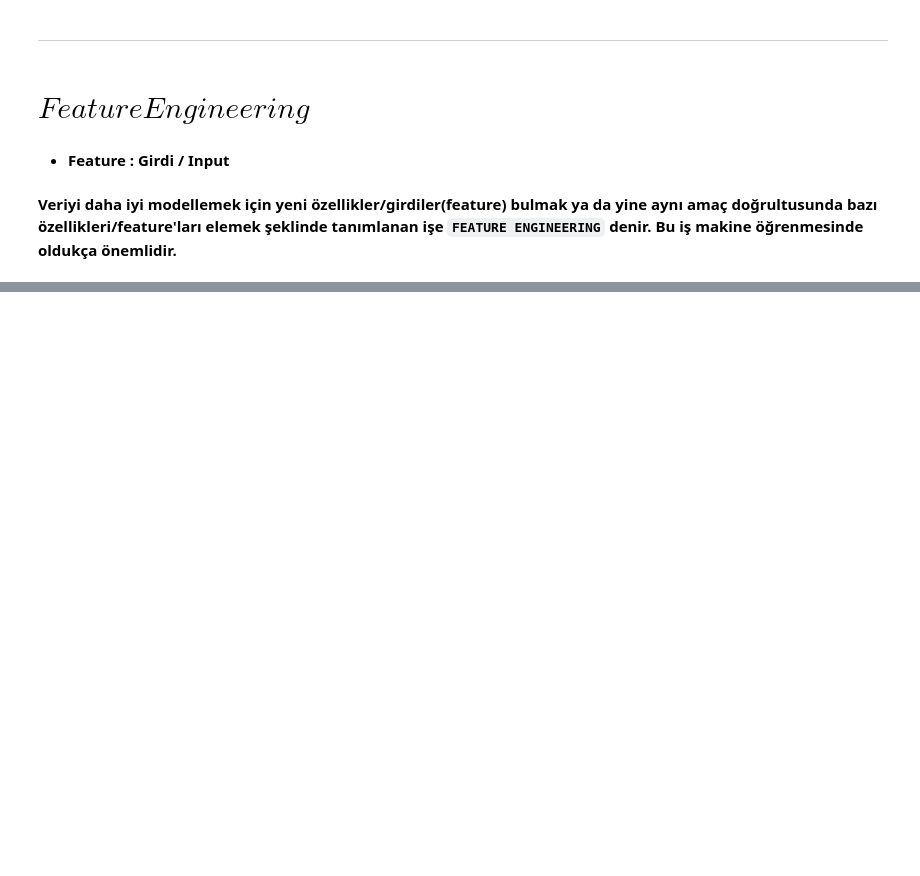
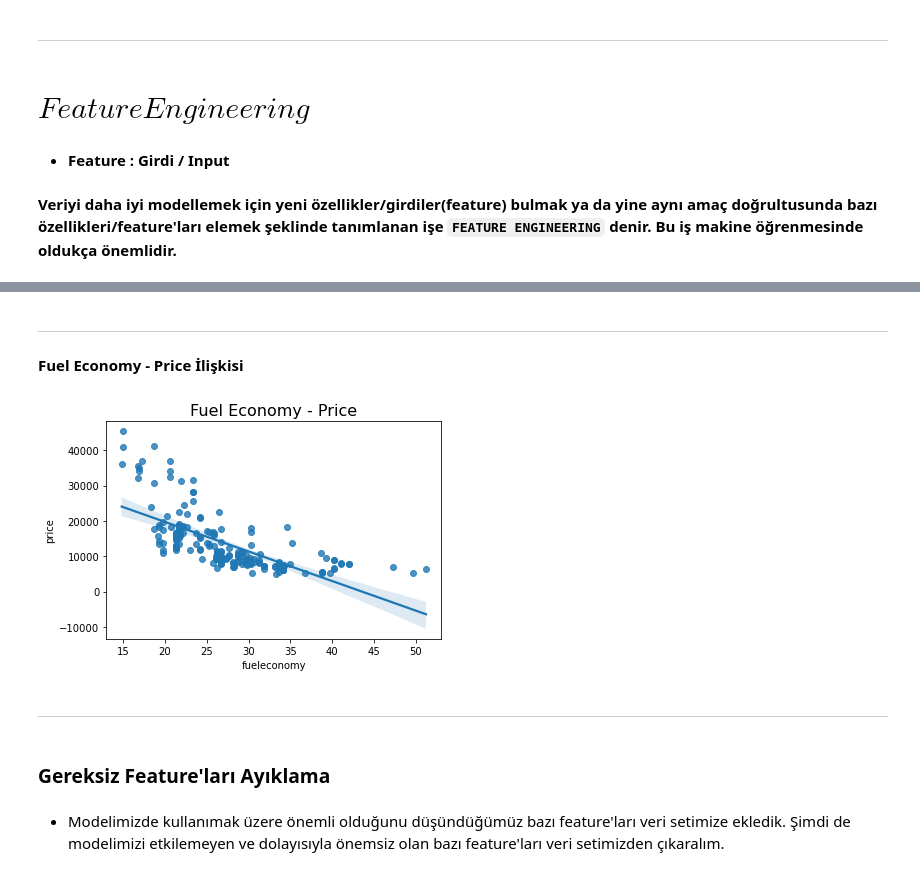
Before and after one commit to halimocakli/IntroductionToMachineLearning, a Jupyter notebook: Machine Learning - Musa Arda/7- Lineer Regresyon Projesi/LR_Proje_Araba_Fiyat_Tahmini.ipynb, the cells around one changed output, grey strips where cells are left out. Drawn from its saved outputs; the diff is of its cells as text; code cells hidden in the pictures; blank space fills up the shorter version.

```diff
--- a/Machine Learning - Musa Arda/7- Lineer Regresyon Projesi/LR_Proje_Araba_Fiyat_Tahmini.ipynb
+++ b/Machine Learning - Musa Arda/7- Lineer Regresyon Projesi/LR_Proje_Araba_Fiyat_Tahmini.ipynb
@@ -702,0 +795,2 @@ plt.show()
+# %%
+fueleconomy = (0.55 * data["citympg"]) + (0.45 * data["highwaympg"])
@@ -702,0 +816,2 @@ plt.show()
+# %%
+data.insert(11, "fueleconomy", pd.Series(fueleconomy, index=data.index))
@@ -702,0 +836,21 @@ plt.show()
+# %% [markdown]
+***
+# %% [markdown]
+**Fuel Economy - Price İlişkisi**
+# %%
+plt.title("Fuel Economy - Price", fontsize=16)
+
+sns.regplot(x=data["fueleconomy"], y=data["price"])
+
+plt.show()
+
+# Grafiğe baktığımız zaman fueleconomy değerinin price değerini etkilediğini görüyoruz.
+# Her ne kadar bu duruma modelin kendisi karar verecek olsa da iyi bir feature bulduk diyebiliriz.
+# %% [output]
+[figure, added]
+# %% [markdown]
+***
+# %% [markdown]
+### Gereksiz Feature'ları Ayıklama
+# %% [markdown]
+* Modelimizde kullanımak üzere önemli olduğunu düşündüğümüz bazı feature'ları veri setimize ekledik. Şimdi de modelimizi etkilemeyen ve dolayısıyla önemsiz olan bazı feature'ları veri setimizden çıkaralım.
```
Also changed, not shown: parts of 101 cells of this notebook.
